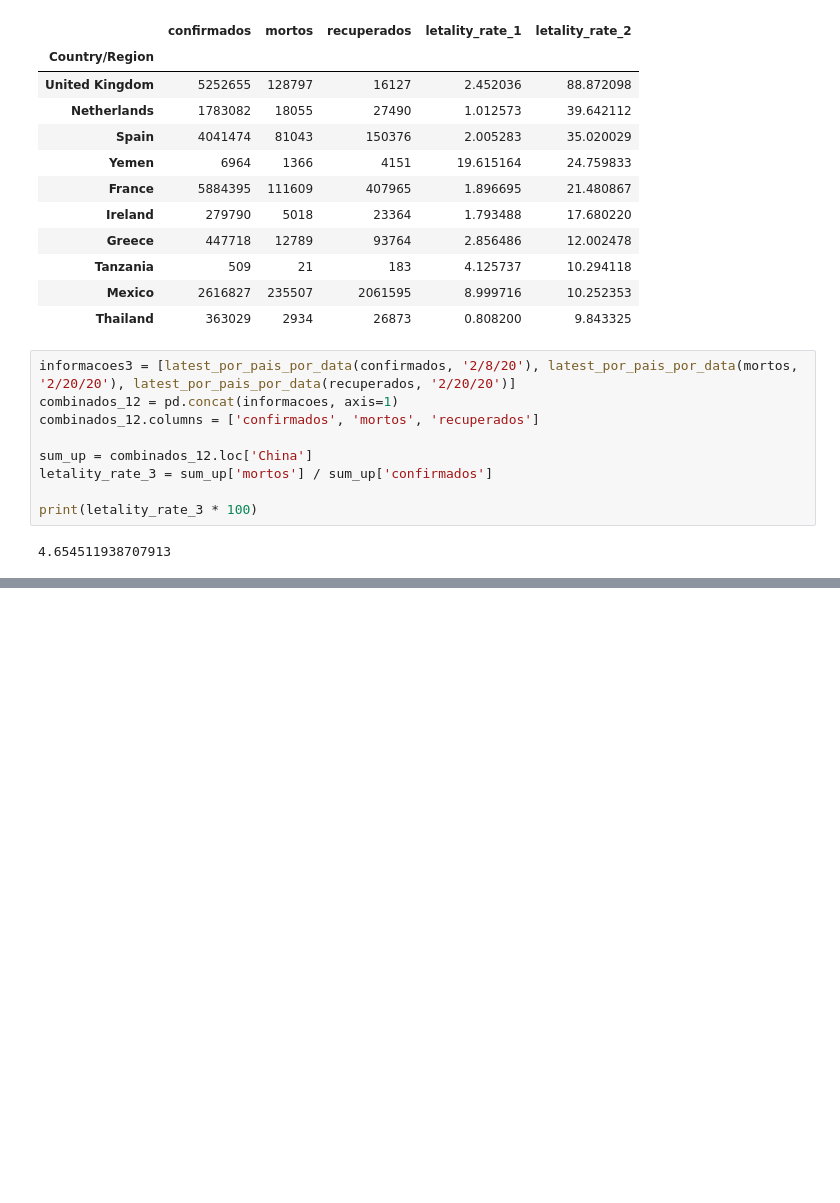
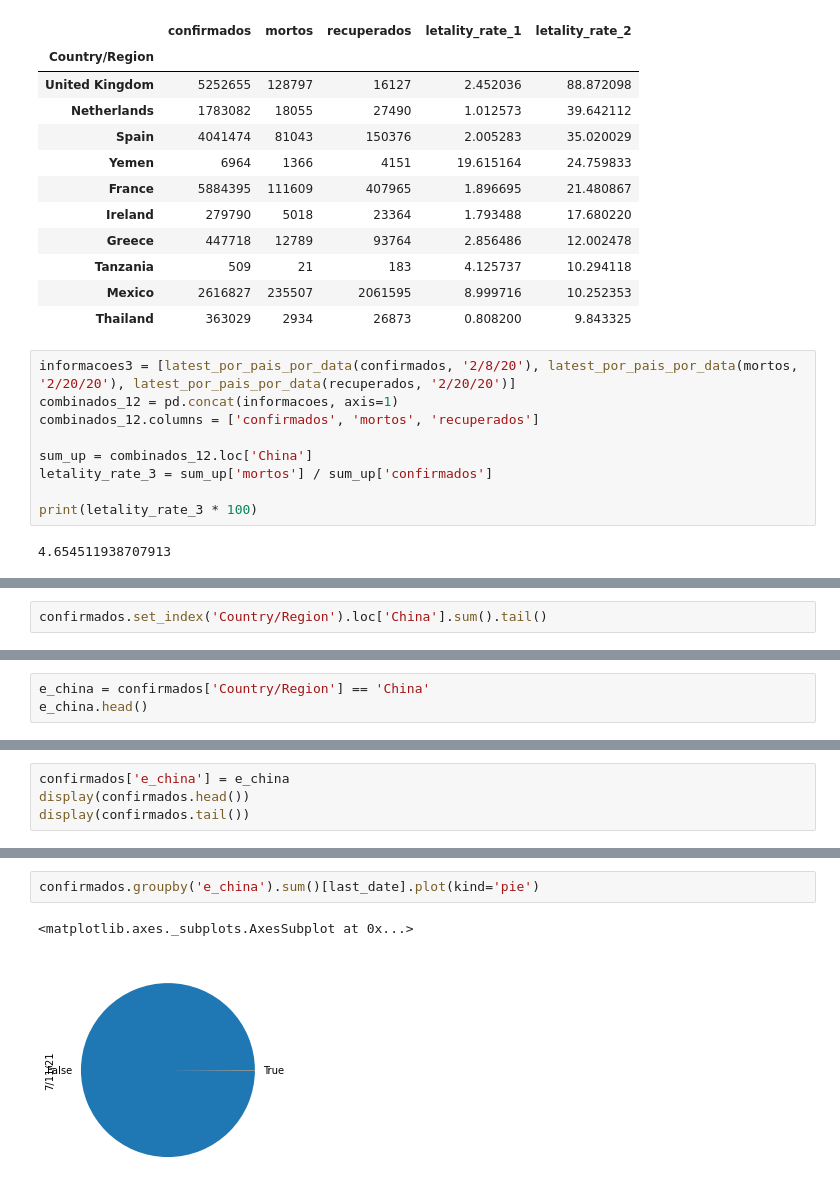
Before and after one commit to Helsonfs/Estudos_data_science_cvirus, a Jupyter notebook: Estudos_Data_Science_Covid_19.ipynb, the cells around one changed output, grey strips where cells are left out. Saved outputs shown, nothing was run; the diff lists cells and outputs as text; blank space fills up the shorter version.

Commit message:
Estudos visualizações de dados.

```diff
--- a/Estudos_Data_Science_Covid_19.ipynb
+++ b/Estudos_Data_Science_Covid_19.ipynb
@@ -438,0 +441,2 @@ print(letality_rate_3 * 100)
+# %%
+confirmados.set_index('Country/Region').loc['China'].sum().tail()
@@ -438,0 +450,3 @@ print(letality_rate_3 * 100)
+# %%
+e_china = confirmados['Country/Region'] == 'China'
+e_china.head()
@@ -438,0 +460,4 @@ print(letality_rate_3 * 100)
+# %%
+confirmados['e_china'] = e_china
+display(confirmados.head())
+display(confirmados.tail())
@@ -438,0 +502,5 @@ print(letality_rate_3 * 100)
+# %%
+confirmados.groupby('e_china').sum()[last_date].plot(kind='pie')
+# %% [output]
+<matplotlib.axes._subplots.AxesSubplot at 0x...>
+[figure, added]
```
Also changed, not shown: parts of 17 cells of this notebook.
